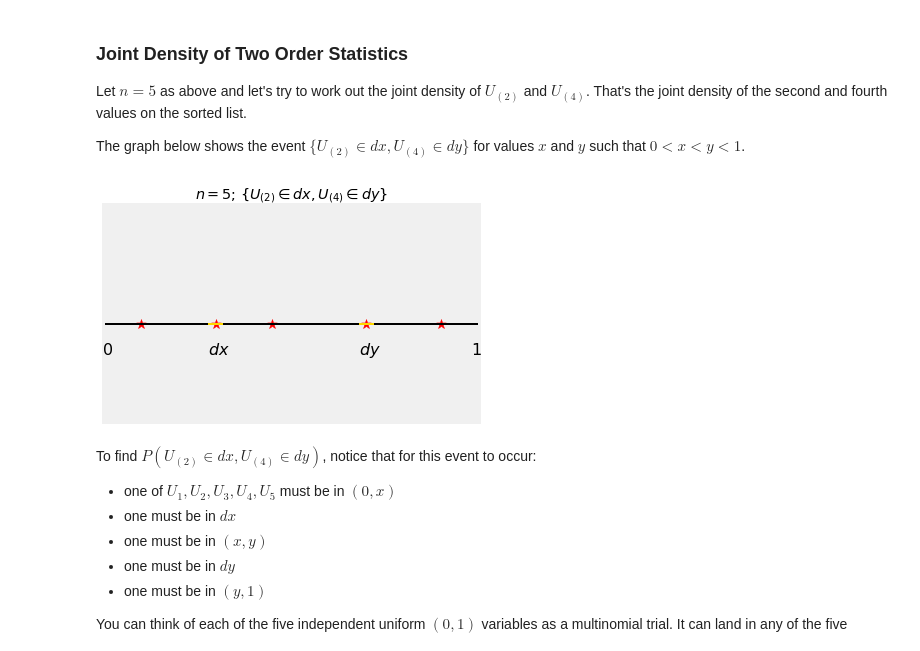
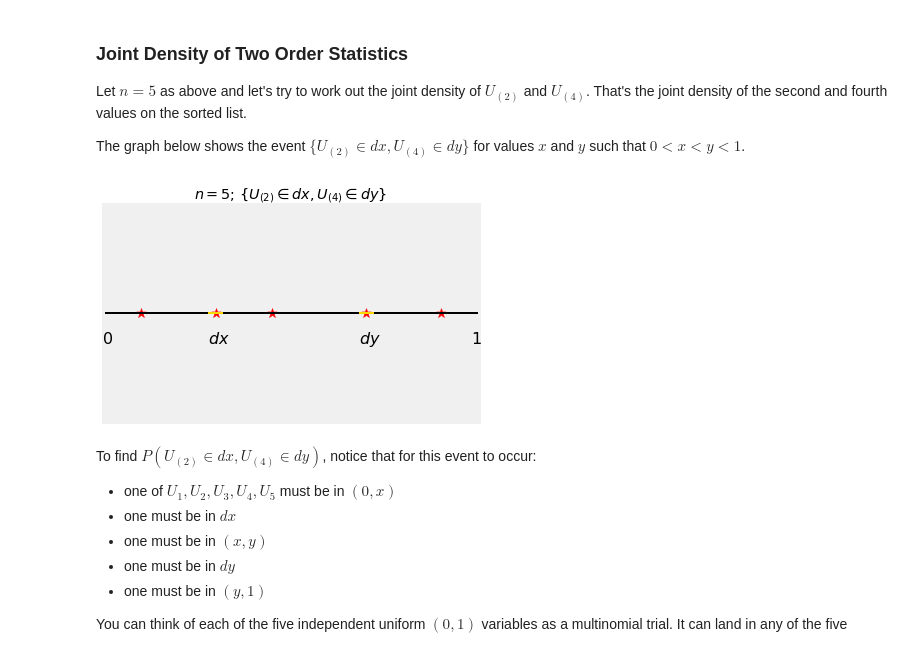
Before and after one commit to postybaloney/textbook, a Jupyter notebook: _sources/content/Chapter_17/04_Beta_Densities_with_Integer_Parameters.ipynb, the cells around one changed output. Saved outputs shown, nothing was run; the diff lists cells and outputs as text; code cells hidden in the pictures.

```diff
--- a/_sources/content/Chapter_17/04_Beta_Densities_with_Integer_Parameters.ipynb
+++ b/_sources/content/Chapter_17/04_Beta_Densities_with_Integer_Parameters.ipynb
@@ -83,22 +83,22 @@ The graph below shows the event $\{U_{(2)} \in dx, U_{(4)} \in dy\}$ for values
 # %%
 # NO CODE
 
 plt.plot([0, 1], [0, 0], color='k', lw=2)
 y = 1 - np.ones(5)
 x = make_array(0.1, 0.3, 0.45, 0.7, 0.9)
 plt.scatter(x, y, marker='*', color='r', s=100)
 plt.plot([0.28, 0.32], [0, 0], color='gold', lw=2)
-plt.text(0.28, -0.0007, r'$dx$', size=16)
+plt.text(0.28, -0.015, r'$dx$', size=16)
 plt.plot([0.68, 0.72], [0, 0], color='gold', lw=2)
-plt.text(0.68, -0.0007, r'$dy$', size=16)
-plt.text(0, -0.0007, r'0', size=16)
-plt.text(0.98, -0.0007, r'1', size=16)
+plt.text(0.68, -0.015, r'$dy$', size=16)
+plt.text(0, -0.015, r'0', size=16)
+plt.text(0.98, -0.015, r'1', size=16)
 plt.xlim(0, 1)
 plt.yticks([])
 plt.xticks([])
 plt.title('$n = 5$; $\{ U_{(2)} \in dx, U_{(4)} \in dy \}$');
 # %% [output]
-[figure, old version]
+[figure, new version]
 # %% [markdown]
 To find $P(U_{(2)} \in dx, U_{(4)} \in dy)$, notice that for this event to occur:
 
```
Also changed, not shown: parts of 3 cells of this notebook, 39 other files.
